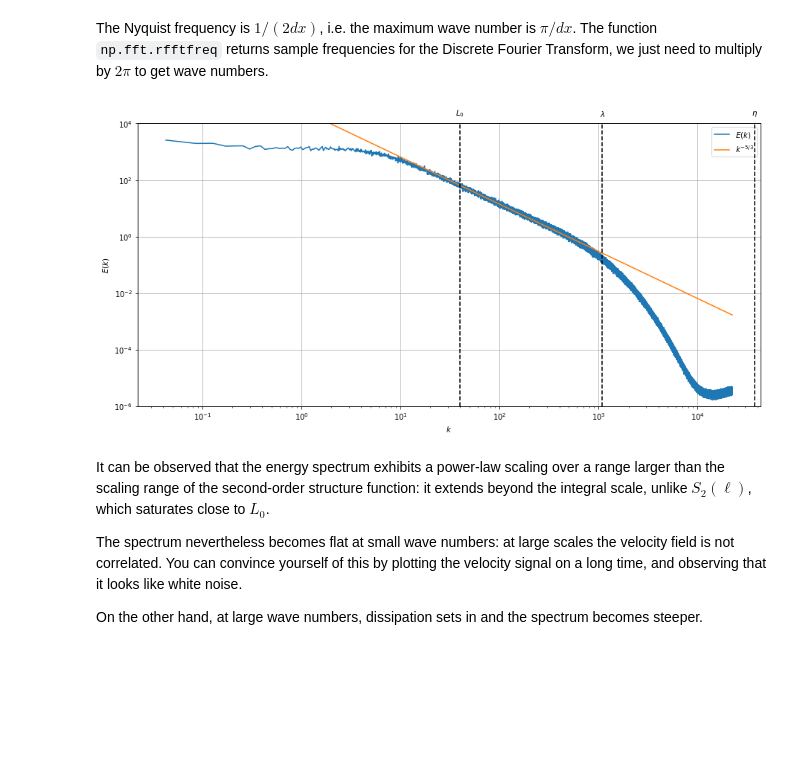
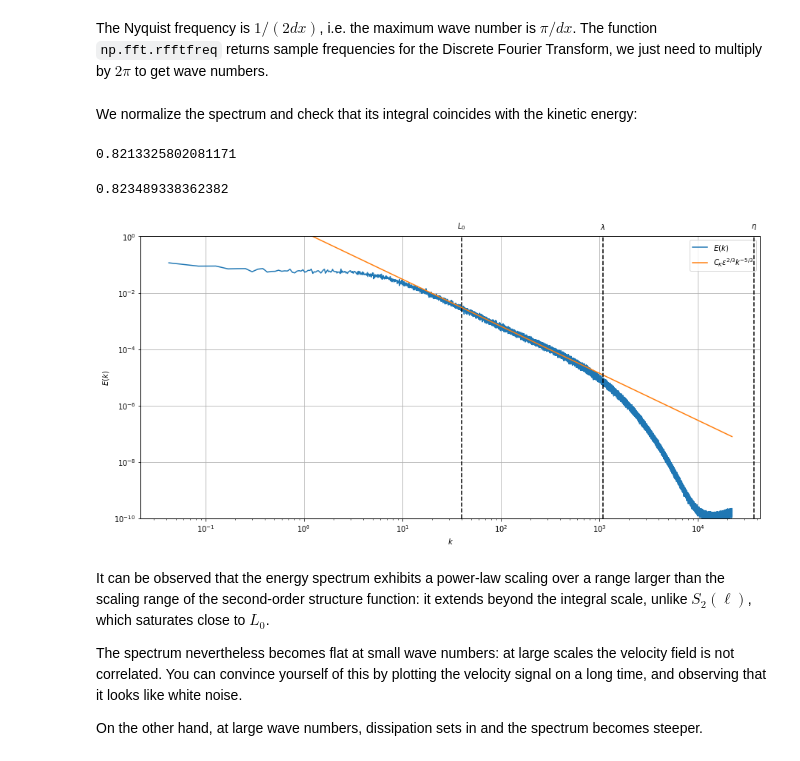
Before and after one commit to cbherbert/hotwire, a Jupyter notebook: hotwire-solution.ipynb, the cells around one changed output. Cells and saved outputs as stored; diff of their text form; code cells hidden in the pictures; blank space fills up the shorter version.

Commit message:
Fix fits structure function and spectrum

```diff
--- a/hotwire-solution.ipynb
+++ b/hotwire-solution.ipynb
@@ -243,14 +245,25 @@ The function `np.fft.rfftfreq` returns sample frequencies for the Discrete Fouri
+# %% [markdown]
+We normalize the spectrum and check that its integral coincides with the kinetic energy:
+# %%
+Ek = Ek[1:]/np.trapz(np.ones_like(kvec), x=kvec)
+# %%
+np.trapz(Ek, x=kvec)
+# %% [output]
+0.8213325802081171
+# %%
+sigma**2
+# %% [output]
+0.823489338362382
 # %%
 fig = plt.figure(figsize=(15, 7))
-ax = plt.axes(xlabel=r'$k$', ylabel=r'$E(k)$', ylim=(1e-6, 1e4))
+ax = plt.axes(xlabel=r'$k$', ylabel=r'$E(k)$', ylim=(1e-10, 1))
 ax.grid(True)
-kvec = 2*np.pi*np.fft.rfftfreq(len(data[0]), dx)[1:]
-ax.loglog(kvec, Ek[1:], label=r'$E(k)$')
-ax.loglog(kvec, 30000*kvec**(-5./3.), label=r'$k^{-5/3}$')
+ax.loglog(kvec, Ek, label=r'$E(k)$')
+ax.loglog(kvec, 0.5*epsilon**(2/3.)*kvec**(-5./3.), label=r'$C_K \epsilon^{2/3}k^{-5/3}$')
 ax.legend()
 _ = annotate_axis_scales(ax, etaKolmogorov, lambdaTaylor, L0, spectral=True)
 # %% [output]
-[figure, old version]
+[figure, new version]
 # %% [markdown]
 It can be observed that the energy spectrum exhibits a power-law scaling over a range larger than the scaling range of the second-order structure function: it extends beyond the integral scale, unlike $S_2(\ell)$, which saturates close to $L_0$.
 
```
Also changed, not shown: parts of 5 cells of this notebook.
